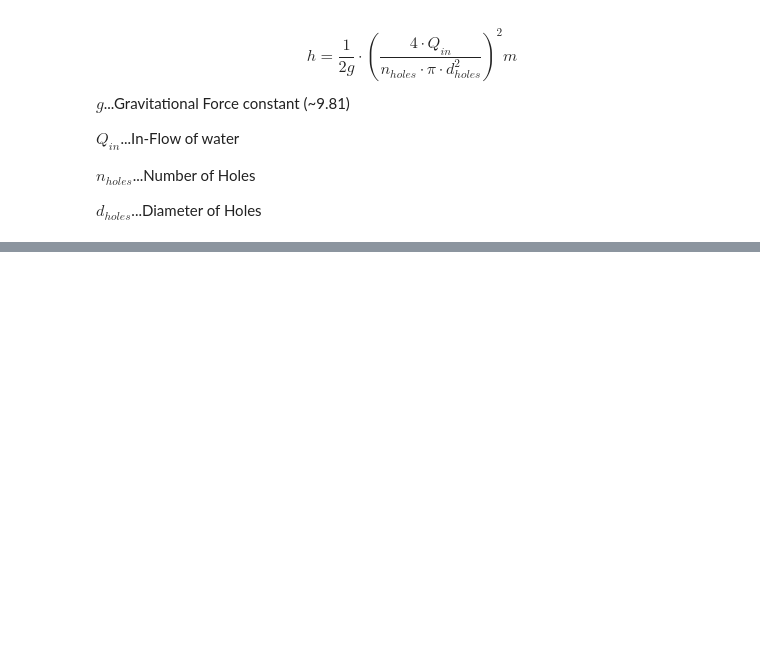
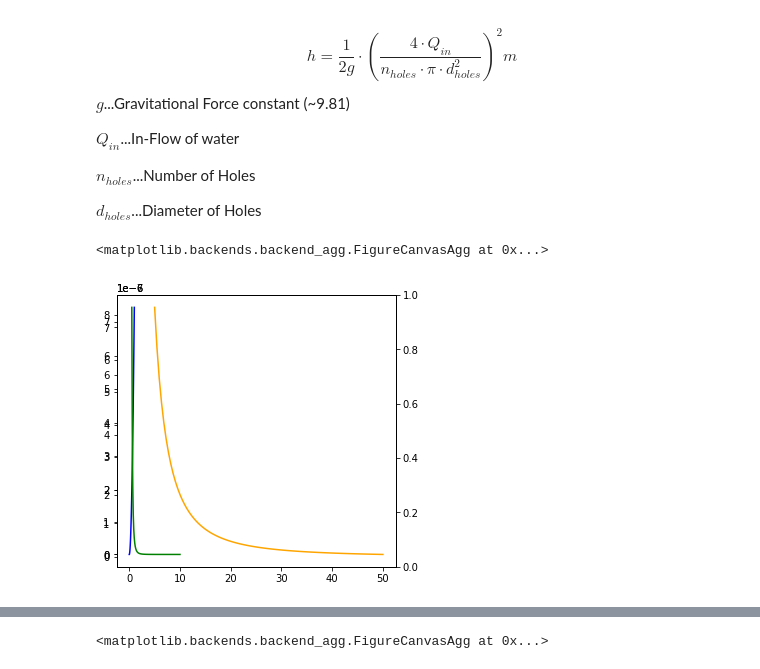
Before and after one commit to lhalbritter-tu/hydraulics_models, a Jupyter notebook: Tank_Model/TankModel.ipynb, the cells around one changed output, grey strips where cells are left out. Drawn from its saved outputs; the diff is of its cells as text; code cells hidden in the pictures; blank space fills up the shorter version.

Commit message:
Started working on Matplotlib Plots

```diff
--- a/Tank_Model/TankModel.ipynb
+++ b/Tank_Model/TankModel.ipynb
@@ -28,19 +28,23 @@ from pythreejs import *
 # %%
 c = canvas.Canvas(width=350, height=250)
 m = Tank(create_holes(25, 2), 0.06, c=c)
 cam = PerspectiveCamera(aspect=300 / 200, children=(DirectionalLight(color='white', intensity=0.5, matrixWorldNeedsUpdate=True, position=(2.5, 5.0, 1.0), quaternion=(0.0, 0.0, 0.0, 1.0), rotation=(0.0, 0.0, 0.0, 'XYZ'), scale=(1.0, 1.0, 1.0), shadow=DirectionalLightShadow(camera=OrthographicCamera(bottom=-5.0, far=500.0, left=-5.0, near=0.5, position=(0.0, 0.0, 0.0), projectionMatrix=(0.2, 0.0, 0.0, 0.0, 0.0, 0.2, 0.0, 0.0, 0.0, 0.0, -0.004004004004004004, 0.0, 0.0, 0.0, -1.002002002002002, 1.0), quaternion=(0.0, 0.0, 0.0, 1.0), right=5.0, rotation=(0.0, 0.0, 0.0, 'XYZ'), scale=(1.0, 1.0, 1.0), top=5.0, up=(0.0, 1.0, 0.0)), mapSize=(512.0, 512.0)), target=Object3D(position=(0.0, 0.0, 0.0), quaternion=(0.0, 0.0, 0.0, 1.0), rotation=(0.0, 0.0, 0.0, 'XYZ'), scale=(1.0, 1.0, 1.0), up=(0.0, 1.0, 0.0)), up=(0.0, 1.0, 0.0)),), position=(-1.9329448761077836, 0.2499403368586175, -1.2680579674595862), projectionMatrix=(0.7148356401698529, 0.0, 0.0, 0.0, 0.0, 2.1445069205095586, 0.0, 0.0, 0.0, 0.0, -1.00010000500025, -1.0, 0.0, 0.0, -0.200010000500025, 0.0), quaternion=(0.07811175932294602, 0.8971084085692673, 0.17628085997520093, -0.3975174395371784), rotation=(2.955719827270785, -0.569237255703572, 3.0405841287461377, 'XYZ'), scale=(1.0, 1.0, 1.0), up=(0.0, 1.0, 0.0))
 scene = Scene(children=[m.tank_pivot, m.water_pivot, cam, AmbientLight(color='#FFFFFF')], background=None)
 m.set_threejs_scene(scene)
 m.draw_holes3D(scene)
 
 renderer = Renderer(camera=cam,
                     scene=scene,
                     alpha=True,
                     clearOpacity=0.3,
                     clearColor='gray',
                     width=300, height=200)
 
 demo = Demo(m.params, m, drawable=widgets.HBox([c, renderer]))
+m.plot.canvas()
+# %% [output]
+<matplotlib.backends.backend_agg.FigureCanvasAgg at 0x...>
+[figure, added]
 # %%
 demo.show()
 # %% [output]
@@ -61,0 +68,4 @@ scene.add(stream_mesh)
+# %%
+m.plot.canvas()
+# %% [output]
+<matplotlib.backends.backend_agg.FigureCanvasAgg at 0x...>
```
Also changed, not shown: parts of 1 cell of this notebook, 4 other files.
